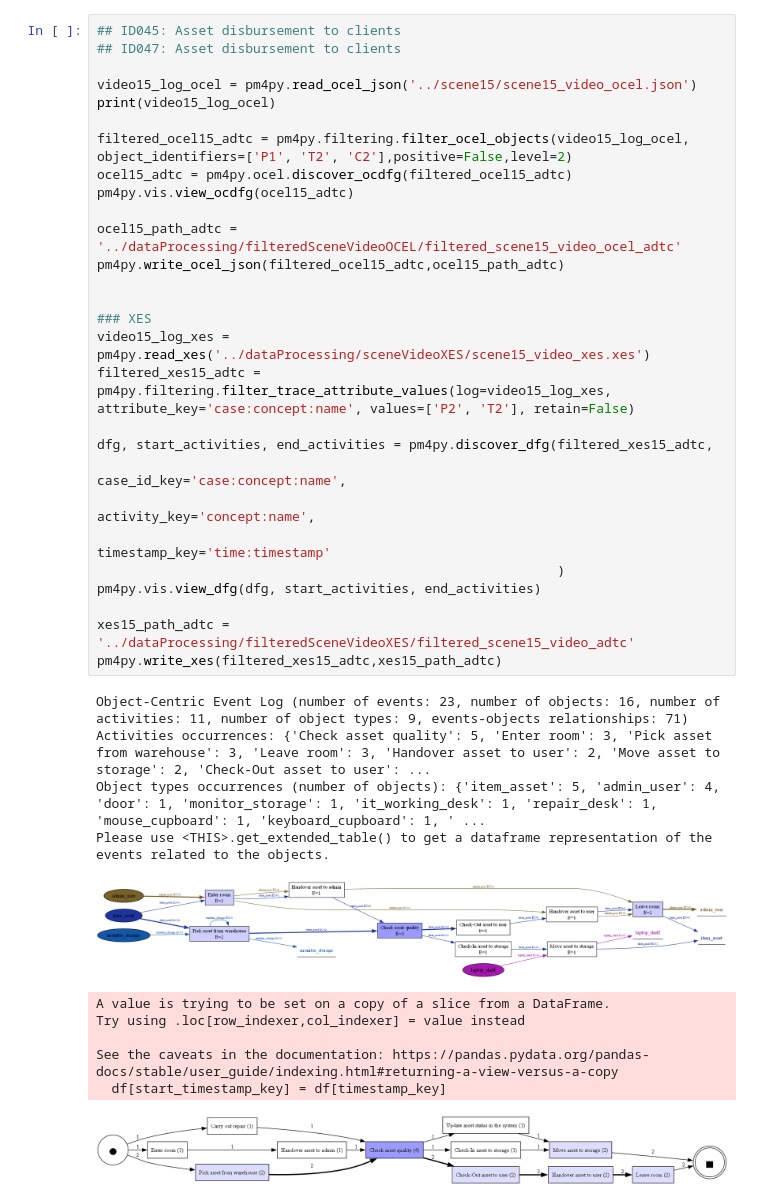
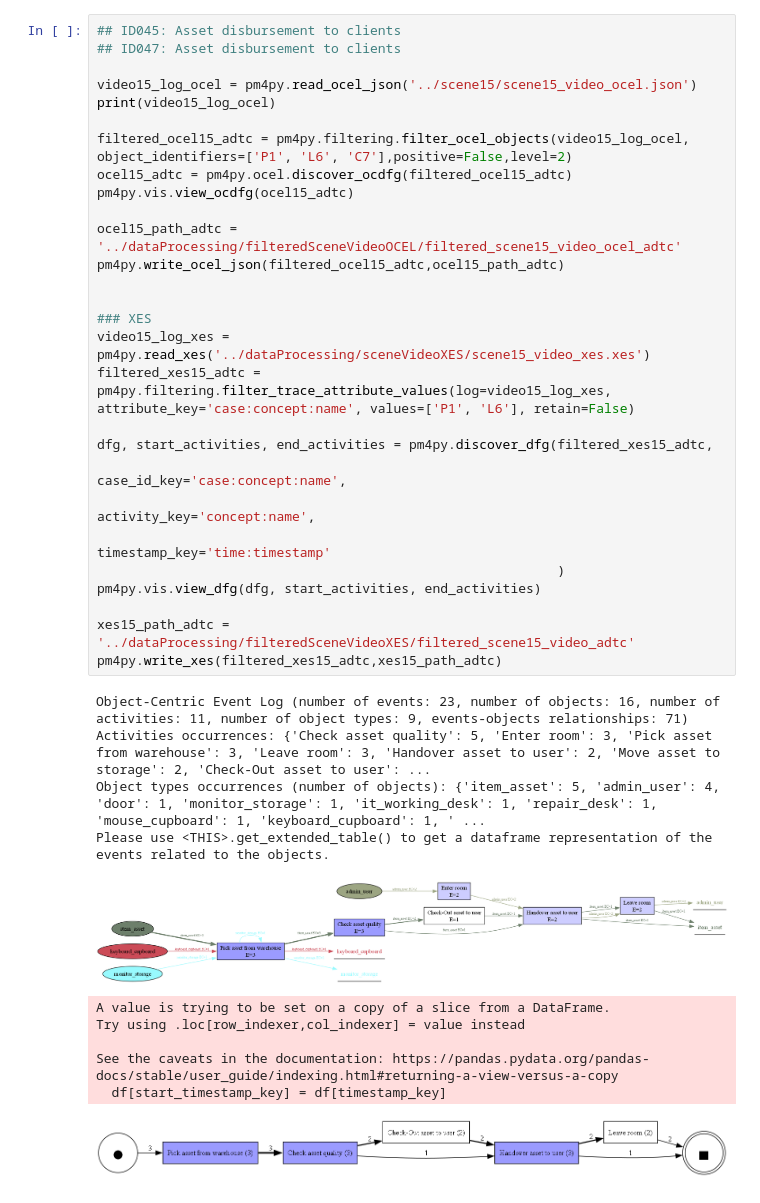
Before and after one commit to dzungtr274/processIntelligenceThema5, a Jupyter notebook: dataProcessing/frage_2_visualize_filtered_scene_videos.ipynb, the cells around one changed output. Cells and saved outputs as stored; diff of their text form.

```diff
--- a/dataProcessing/frage_2_visualize_filtered_scene_videos.ipynb
+++ b/dataProcessing/frage_2_visualize_filtered_scene_videos.ipynb
@@ -620,39 +620,39 @@ See the caveats in the documentation: https://pandas.pydata.org/pandas-docs/stab
 ## ID045: Asset disbursement to clients
 ## ID047: Asset disbursement to clients
 
 video15_log_ocel = pm4py.read_ocel_json('../scene15/scene15_video_ocel.json')
 print(video15_log_ocel)
 
-filtered_ocel15_adtc = pm4py.filtering.filter_ocel_objects(video15_log_ocel, object_identifiers=['P1', 'T2', 'C2'],positive=False,level=2)
+filtered_ocel15_adtc = pm4py.filtering.filter_ocel_objects(video15_log_ocel, object_identifiers=['P1', 'L6', 'C7'],positive=False,level=2)
 ocel15_adtc = pm4py.ocel.discover_ocdfg(filtered_ocel15_adtc)
 pm4py.vis.view_ocdfg(ocel15_adtc)
 
 ocel15_path_adtc = '../dataProcessing/filteredSceneVideoOCEL/filtered_scene15_video_ocel_adtc'
 pm4py.write_ocel_json(filtered_ocel15_adtc,ocel15_path_adtc)
 
 
 ### XES
 video15_log_xes = pm4py.read_xes('../dataProcessing/sceneVideoXES/scene15_video_xes.xes')
-filtered_xes15_adtc = pm4py.filtering.filter_trace_attribute_values(log=video15_log_xes, attribute_key='case:concept:name', values=['P2', 'T2'], retain=False)
+filtered_xes15_adtc = pm4py.filtering.filter_trace_attribute_values(log=video15_log_xes, attribute_key='case:concept:name', values=['P1', 'L6'], retain=False)
 
 dfg, start_activities, end_activities = pm4py.discover_dfg(filtered_xes15_adtc,
                                                            case_id_key='case:concept:name',
                                                            activity_key='concept:name',
                                                            timestamp_key='time:timestamp'
                                                            )
 pm4py.vis.view_dfg(dfg, start_activities, end_activities)
 
 xes15_path_adtc = '../dataProcessing/filteredSceneVideoXES/filtered_scene15_video_adtc'
 pm4py.write_xes(filtered_xes15_adtc,xes15_path_adtc)
 # %% [output]
 Object-Centric Event Log (number of events: 23, number of objects: 16, number of activities: 11, number of object types: 9, events-objects relationships: 71)
 Activities occurrences: {'Check asset quality': 5, 'Enter room': 3, 'Pick asset from warehouse': 3, 'Leave room': 3, 'Handover asset to user': 2, 'Move asset to storage': 2, 'Check-Out asset to user': ...
 Object types occurrences (number of objects): {'item_asset': 5, 'admin_user': 4, 'door': 1, 'monitor_storage': 1, 'it_working_desk': 1, 'repair_desk': 1, 'mouse_cupboard': 1, 'keyboard_cupboard': 1, ' ...
 Please use <THIS>.get_extended_table() to get a dataframe representation of the events related to the objects.
-[figure, old version]
+[figure, new version]
 A value is trying to be set on a copy of a slice from a DataFrame.
 Try using .loc[row_indexer,col_indexer] = value instead
 
 See the caveats in the documentation: https://pandas.pydata.org/pandas-docs/stable/user_guide/indexing.html#returning-a-view-versus-a-copy
   df[start_timestamp_key] = df[timestamp_key]
-[figure, old version]
+[figure, new version]
```
Also changed, not shown: parts of 14 cells of this notebook, 3 other files.
